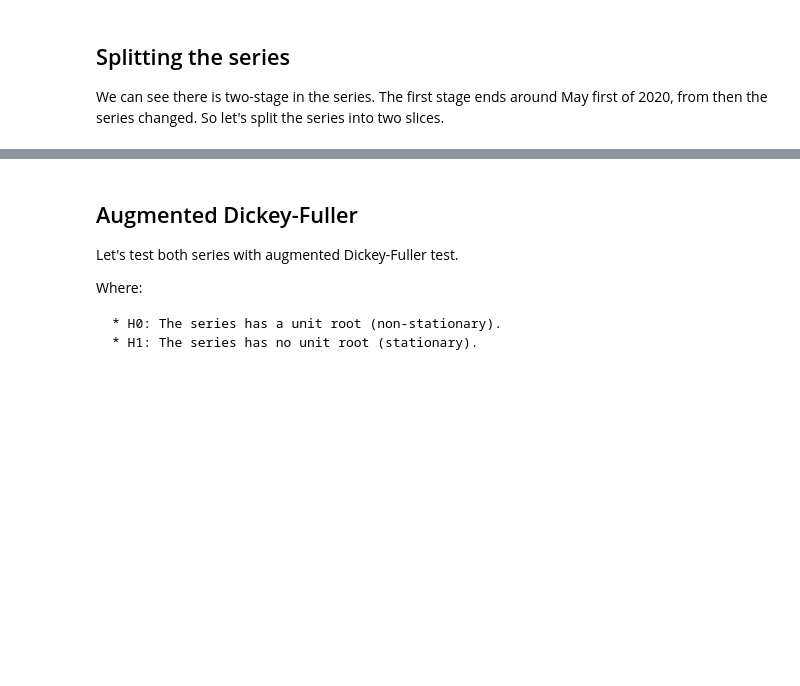
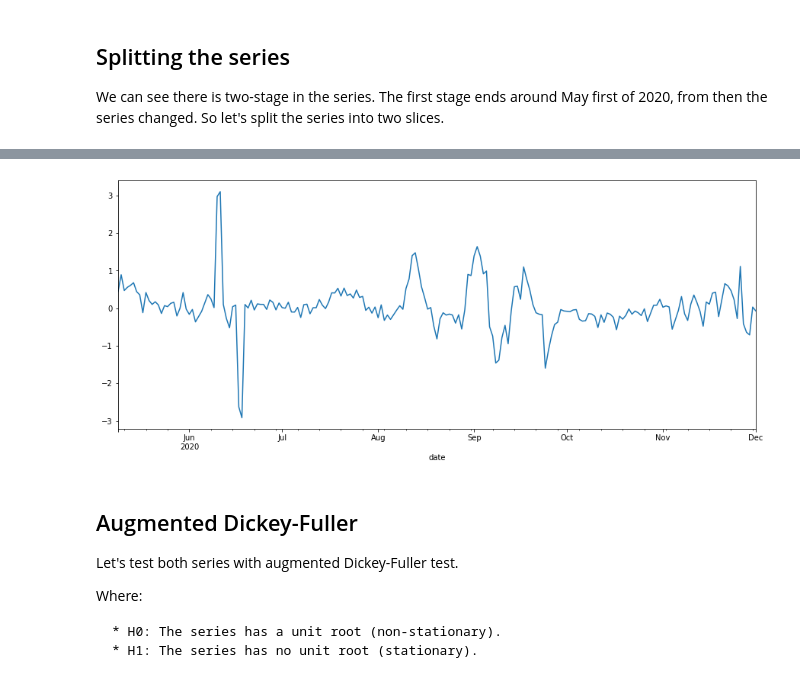
Before and after one commit to Grasia/gas-dao-activity, a Jupyter notebook: gas_seasonality.ipynb, the cells around one changed output, grey strips where cells are left out. Drawn from its saved outputs; the diff is of its cells as text; code cells hidden in the pictures; blank space fills up the shorter version.

```diff
--- a/gas_seasonality.ipynb
+++ b/gas_seasonality.ipynb
@@ -93,3 +106,13 @@ plt.show()
+# %%
+gas_slice2['values'] = np.log(gas_slice2['values'])
+
+gas_slice2['values'] = gas_slice2['values'] - gas_slice2['values'].shift(N)
+gas_slice2.dropna(inplace=True)
+# %%
+gas_slice2['values'].plot(figsize = (15, 6))
+plt.show()
+# %% [output]
+[figure, added]
 # %% [markdown]
 ## Augmented Dickey-Fuller
 
```
Also changed, not shown: parts of 40 cells of this notebook, 1 other file.
